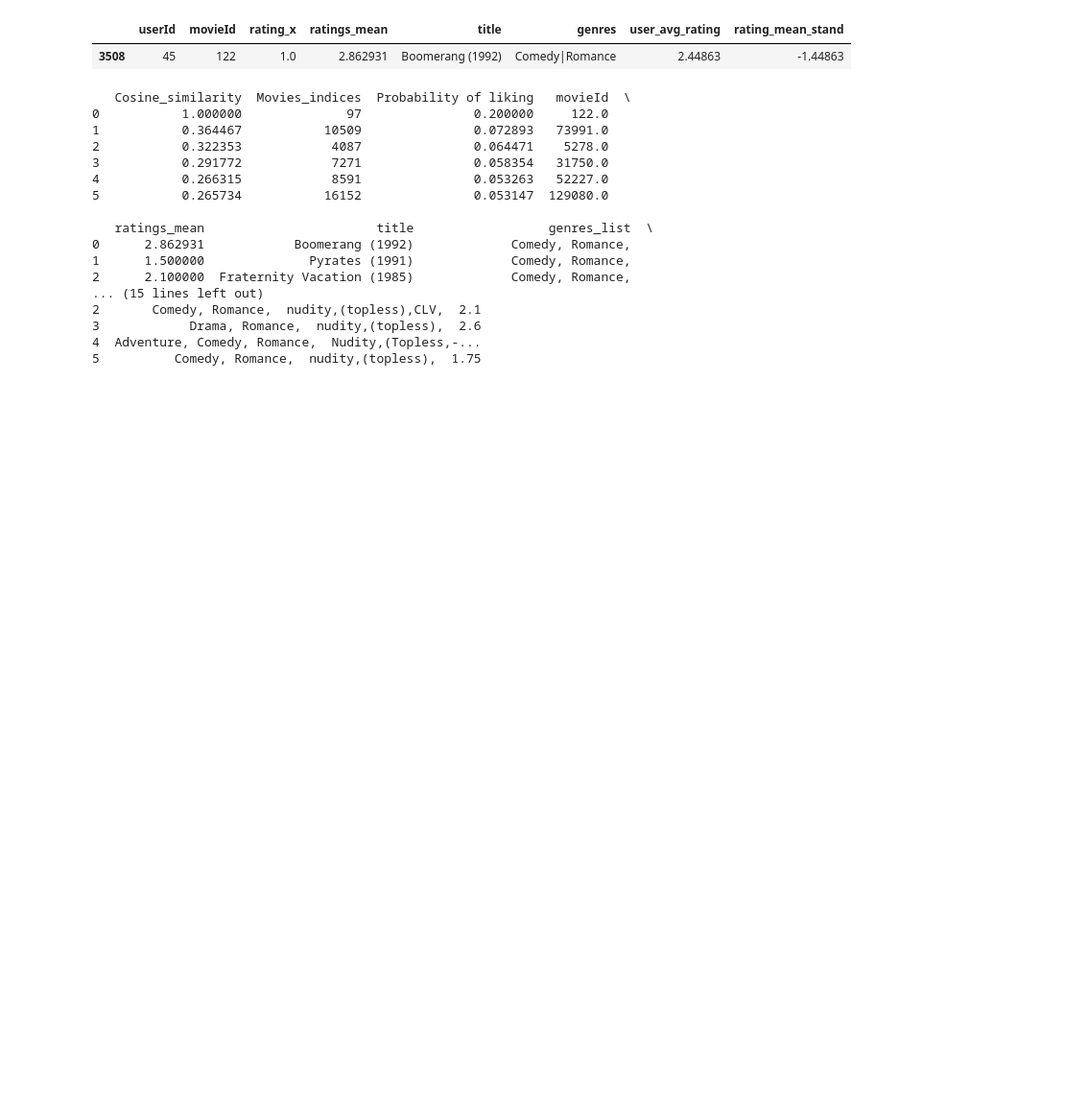
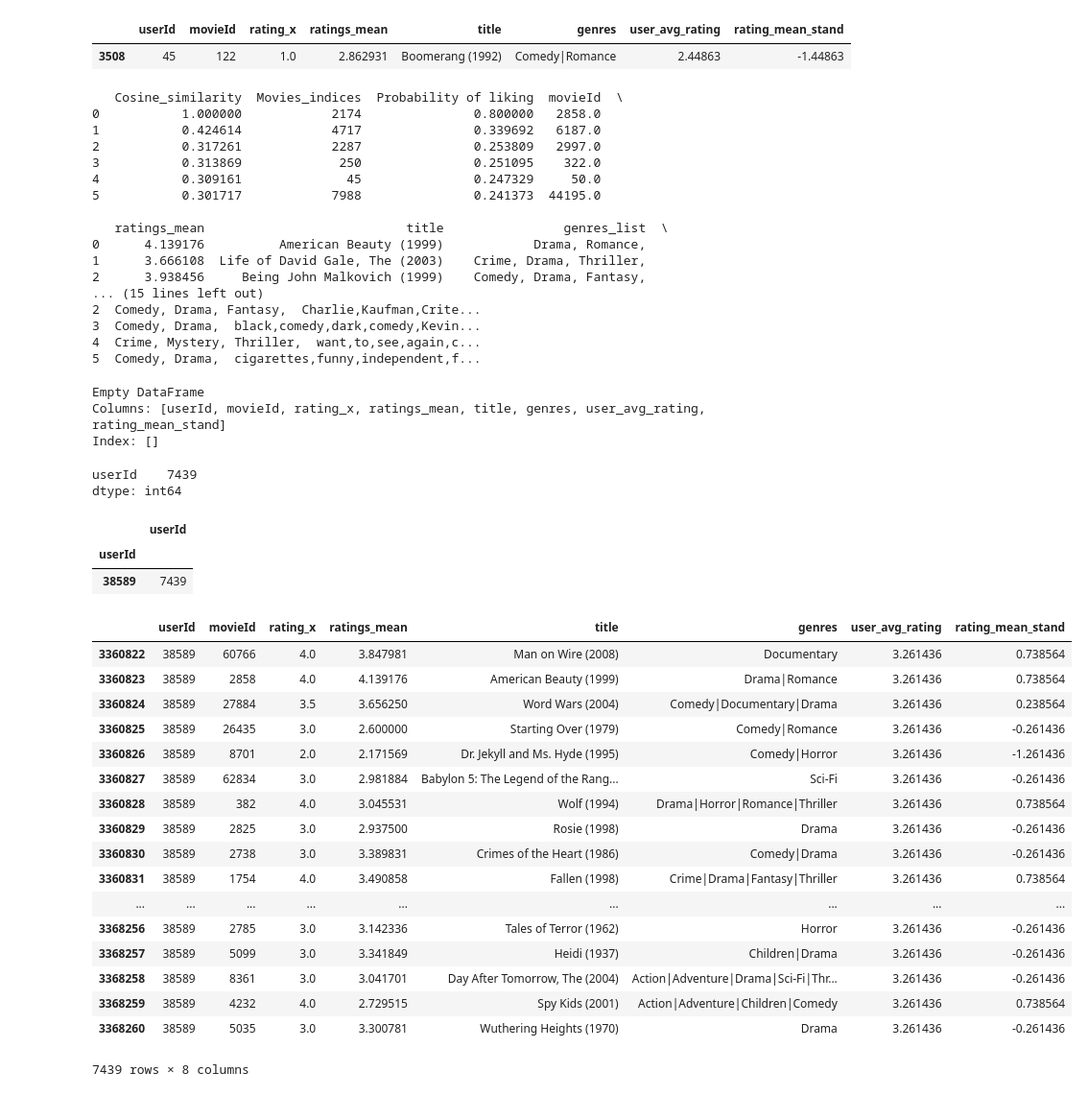
Before and after one commit to katerinaC/DSI-SF-4-katerinaC, a Jupyter notebook: Projects/Capstone/Movies/Movies_ratings_continue2.ipynb, the cells around one changed output. Shown at 96% size. Cells and saved outputs as stored; diff of their text form; code cells hidden in the pictures; blank space fills up the shorter version.

Commit message:
more personalised recommendation added

```diff
--- a/Projects/Capstone/Movies/Movies_ratings_continue2.ipynb
+++ b/Projects/Capstone/Movies/Movies_ratings_continue2.ipynb
@@ -202,22 +202,29 @@ user.head()
 |  | userId | movieId | rating_x | ratings_mean | title | genres | user_avg_rating | rating_mean_stand |
 | 3508 | 45 | 122 | 1.0 | 2.862931 | Boomerang (1992) | Comedy|Romance | 2.44863 | -1.44863 |
 # %%
-recommendation(user, movies_tags)
+recommendation(user_check, movies_tags)
 # %% [output]
-   Cosine_similarity  Movies_indices  Probability of liking   movieId  \
-0           1.000000              97               0.200000     122.0
-1           0.364467           10509               0.072893   73991.0
-2           0.322353            4087               0.064471    5278.0
-3           0.291772            7271               0.058354   31750.0
-4           0.266315            8591               0.053263   52227.0
-5           0.265734           16152               0.053147  129080.0
+   Cosine_similarity  Movies_indices  Probability of liking  movieId  \
+0           1.000000            2174               0.800000   2858.0
+1           0.424614            4717               0.339692   6187.0
+2           0.317261            2287               0.253809   2997.0
+3           0.313869             250               0.251095    322.0
+4           0.309161              45               0.247329     50.0
+5           0.301717            7988               0.241373  44195.0
 
-   ratings_mean                       title                  genres_list  \
-0      2.862931            Boomerang (1992)             Comedy, Romance,
-1      1.500000              Pyrates (1991)             Comedy, Romance,
-2      2.100000  Fraternity Vacation (1985)             Comedy, Romance,
+   ratings_mean                           title                genres_list  \
+0      4.139176          American Beauty (1999)            Drama, Romance,
+1      3.666108  Life of David Gale, The (2003)    Crime, Drama, Thriller,
+2      3.938456     Being John Malkovich (1999)    Comedy, Drama, Fantasy,
 ... (15 lines left out)
-2       Comedy, Romance,  nudity,(topless),CLV,  2.1
-3            Drama, Romance,  nudity,(topless),  2.6
-4  Adventure, Comedy, Romance,  Nudity,(Topless,-...
-5          Comedy, Romance,  nudity,(topless),  1.75
+2  Comedy, Drama, Fantasy,  Charlie,Kaufman,Crite...
+3  Comedy, Drama,  black,comedy,dark,comedy,Kevin...
+4  Crime, Mystery, Thriller,  want,to,see,again,c...
+5  Comedy, Drama,  cigarettes,funny,independent,f...
+# %%
+user_check = df[(df['userId'] == 45) & (df['movieId'] == 52227)]
+print user_check
+# %% [output]
+Empty DataFrame
+Columns: [userId, movieId, rating_x, ratings_mean, title, genres, user_avg_rating, rating_mean_stand]
+Index: []
@@ -223,0 +234,34 @@ recommendation(user, movies_tags)
+# %%
+users.max()
+# %% [output]
+userId    7439
+dtype: int64
+# %%
+user_checker = users[users['userId'] == 7439]
+user_checker
+# %% [output]
+|  | userId |
+| userId |  |
+| 38589 | 7439 |
+# %%
+user_max = df[df['userId'] == 38589]
+user_max
+# %% [output]
+|  | userId | movieId | rating_x | ratings_mean | title | genres | user_avg_rating | rating_mean_stand |
+| 3360822 | 38589 | 60766 | 4.0 | 3.847981 | Man on Wire (2008) | Documentary | 3.261436 | 0.738564 |
+| 3360823 | 38589 | 2858 | 4.0 | 4.139176 | American Beauty (1999) | Drama|Romance | 3.261436 | 0.738564 |
+| 3360824 | 38589 | 27884 | 3.5 | 3.656250 | Word Wars (2004) | Comedy|Documentary|Drama | 3.261436 | 0.238564 |
+| 3360825 | 38589 | 26435 | 3.0 | 2.600000 | Starting Over (1979) | Comedy|Romance | 3.261436 | -0.261436 |
+| 3360826 | 38589 | 8701 | 2.0 | 2.171569 | Dr. Jekyll and Ms. Hyde (1995) | Comedy|Horror | 3.261436 | -1.261436 |
+| 3360827 | 38589 | 62834 | 3.0 | 2.981884 | Babylon 5: The Legend of the Rang... | Sci-Fi | 3.261436 | -0.261436 |
+| 3360828 | 38589 | 382 | 4.0 | 3.045531 | Wolf (1994) | Drama|Horror|Romance|Thriller | 3.261436 | 0.738564 |
+| 3360829 | 38589 | 2825 | 3.0 | 2.937500 | Rosie (1998) | Drama | 3.261436 | -0.261436 |
+| 3360830 | 38589 | 2738 | 3.0 | 3.389831 | Crimes of the Heart (1986) | Comedy|Drama | 3.261436 | -0.261436 |
+| 3360831 | 38589 | 1754 | 4.0 | 3.490858 | Fallen (1998) | Crime|Drama|Fantasy|Thriller | 3.261436 | 0.738564 |
+| ... | ... | ... | ... | ... | ... | ... | ... | ... |
+| 3368256 | 38589 | 2785 | 3.0 | 3.142336 | Tales of Terror (1962) | Horror | 3.261436 | -0.261436 |
+| 3368257 | 38589 | 5099 | 3.0 | 3.341849 | Heidi (1937) | Children|Drama | 3.261436 | -0.261436 |
+| 3368258 | 38589 | 8361 | 3.0 | 3.041701 | Day After Tomorrow, The (2004) | Action|Adventure|Drama|Sci-Fi|Thr... | 3.261436 | -0.261436 |
+| 3368259 | 38589 | 4232 | 4.0 | 2.729515 | Spy Kids (2001) | Action|Adventure|Children|Comedy | 3.261436 | 0.738564 |
+| 3368260 | 38589 | 5035 | 3.0 | 3.300781 | Wuthering Heights (1970) | Drama | 3.261436 | -0.261436 |
+7439 rows × 8 columns
```
Also changed, not shown: parts of 8 cells of this notebook.
